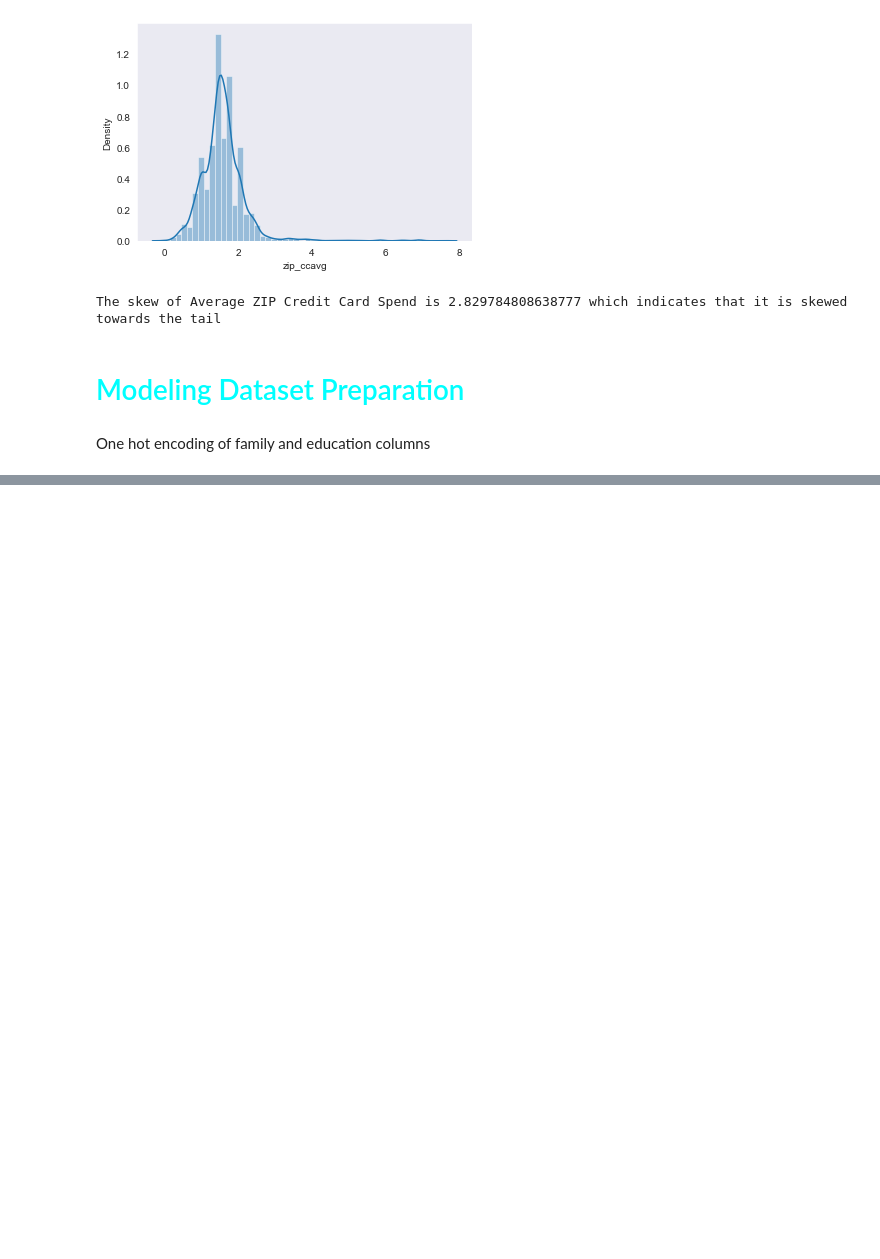
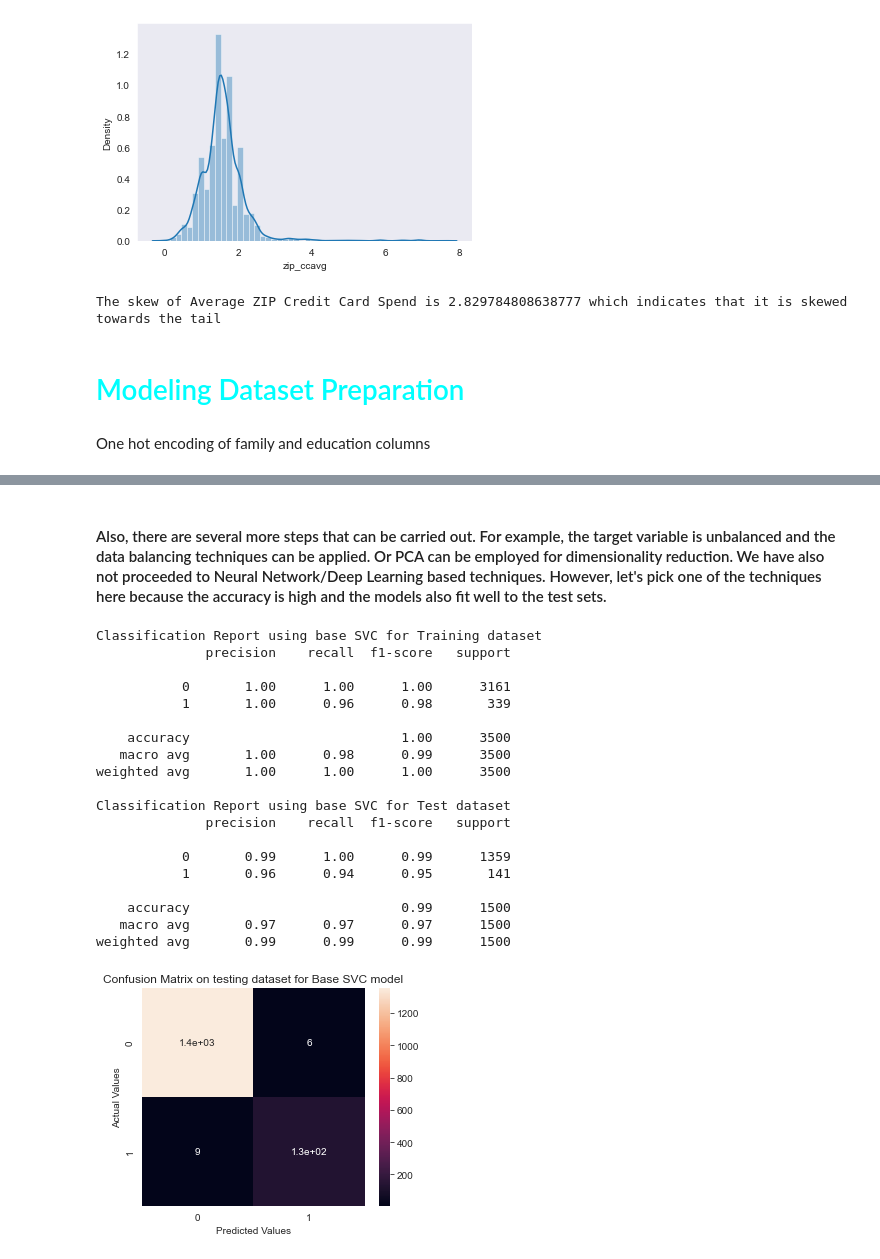
Before and after one commit to abhinav-kimothi/X-sell-Loans, a Jupyter notebook: ML Trials.ipynb, the cells around one changed output, grey strips where cells are left out. Drawn from its saved outputs; the diff is of its cells as text; code cells hidden in the pictures; blank space fills up the shorter version.

```diff
--- a/ML Trials.ipynb
+++ b/ML Trials.ipynb
@@ -1242,0 +1245,46 @@ model_results
+# %% [markdown]
+#### Also, there are several more steps that can be carried out. For example, the target variable is unbalanced and the data balancing techniques can be applied. Or PCA can be employed for dimensionality reduction. We have also not proceeded to Neural Network/Deep Learning based techniques. However, let's pick one of the techniques here because the accuracy is high and the models also fit well to the test sets.
+# %%
+####(('GradientBoosting', GradientBoostingClassifier()))
+
+model = GradientBoostingClassifier()
+mdl=model.fit(X_train_scaled,y_train)
+pred_train=mdl.predict(X_train_scaled)
+pred_test=mdl.predict(X_test_scaled)
+print(f"Classification Report using base {modelname} for Training dataset")
+print(classification_report(y_train, pred_train))
+print(f"Classification Report using base {modelname} for Test dataset")
+print(classification_report(y_test, pred_test))
+
+cm = metrics.confusion_matrix(y_test, pred_test)
+cm_df = pd.DataFrame(cm)
+#Plotting the confusion matrix
+plt.figure(figsize=(5,4))
+sns.heatmap(cm_df, annot=True)
+plt.title(f'Confusion Matrix on testing dataset for Base {modelname} model')
+plt.ylabel('Actual Values')
+plt.xlabel('Predicted Values')
+plt.show()
+ #   i += 1
+ #   print_scores(modelname + '(Base Model)', model, y_train, pred_train, y_test, pred_test)
+# %% [output]
+Classification Report using base SVC for Training dataset
+              precision    recall  f1-score   support
+
+           0       1.00      1.00      1.00      3161
+           1       1.00      0.96      0.98       339
+
+    accuracy                           1.00      3500
+   macro avg       1.00      0.98      0.99      3500
+weighted avg       1.00      1.00      1.00      3500
+
+Classification Report using base SVC for Test dataset
+              precision    recall  f1-score   support
+
+           0       0.99      1.00      0.99      1359
+           1       0.96      0.94      0.95       141
+
+    accuracy                           0.99      1500
+   macro avg       0.97      0.97      0.97      1500
+weighted avg       0.99      0.99      0.99      1500
+[figure, added]
```
Also changed, not shown: parts of 7 cells of this notebook.
